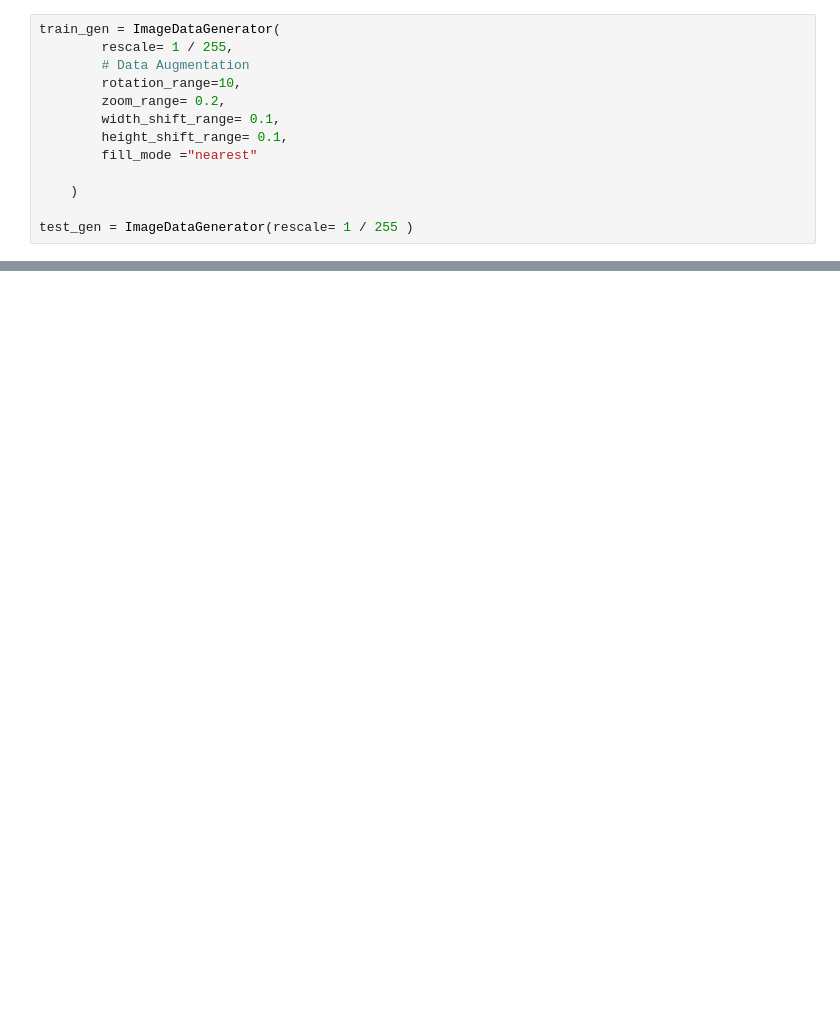
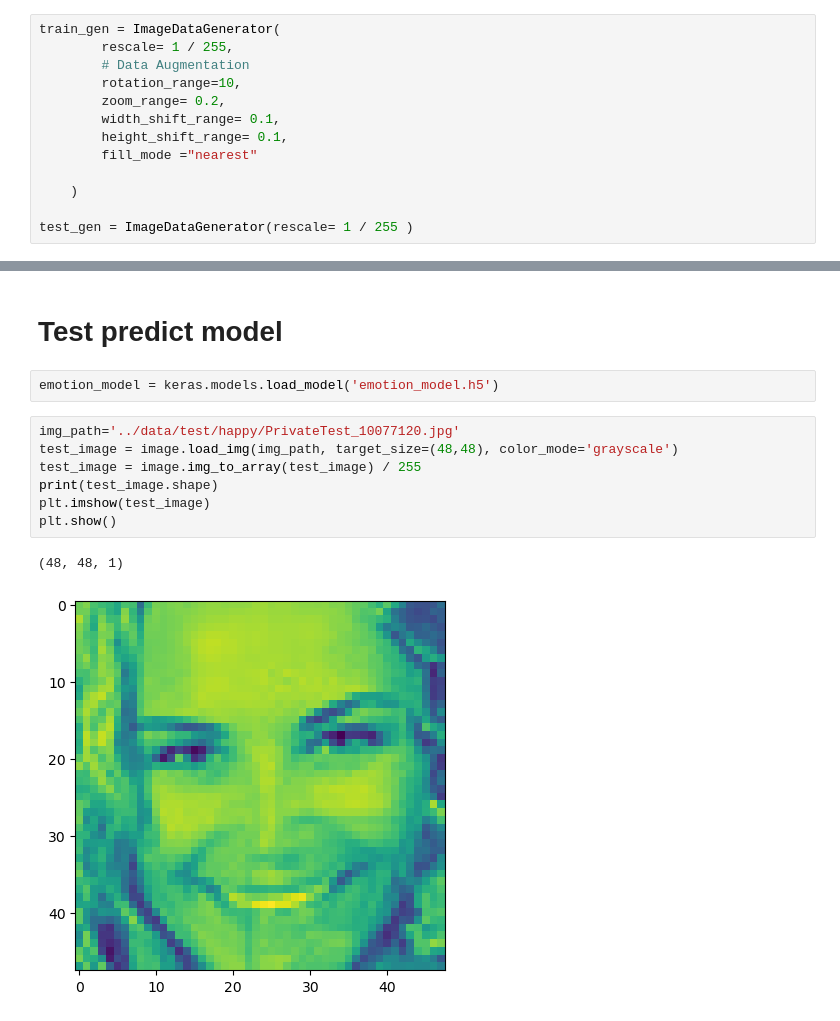
Before and after one commit to JonasHauth/DS_Affective_Computing, a Jupyter notebook: src/affective_computing_demo.ipynb, the cells around one changed output, grey strips where cells are left out. Cells and saved outputs as stored; diff of their text form; blank space fills up the shorter version.

Commit message:
finished Model

```diff
--- a/src/affective_computing_demo.ipynb
+++ b/src/affective_computing_demo.ipynb
@@ -225,0 +271,14 @@ print(report)
+# %% [markdown]
+# Test predict model
+# %%
+emotion_model = keras.models.load_model('emotion_model.h5')
+# %%
+img_path='../data/test/happy/PrivateTest_10077120.jpg'
+test_image = image.load_img(img_path, target_size=(48,48), color_mode='grayscale')
+test_image = image.img_to_array(test_image) / 255
+print(test_image.shape)
+plt.imshow(test_image)
+plt.show()
+# %% [output]
+(48, 48, 1)
+[figure, added]
```
Also changed, not shown: parts of 22 cells of this notebook, 1 other file.
